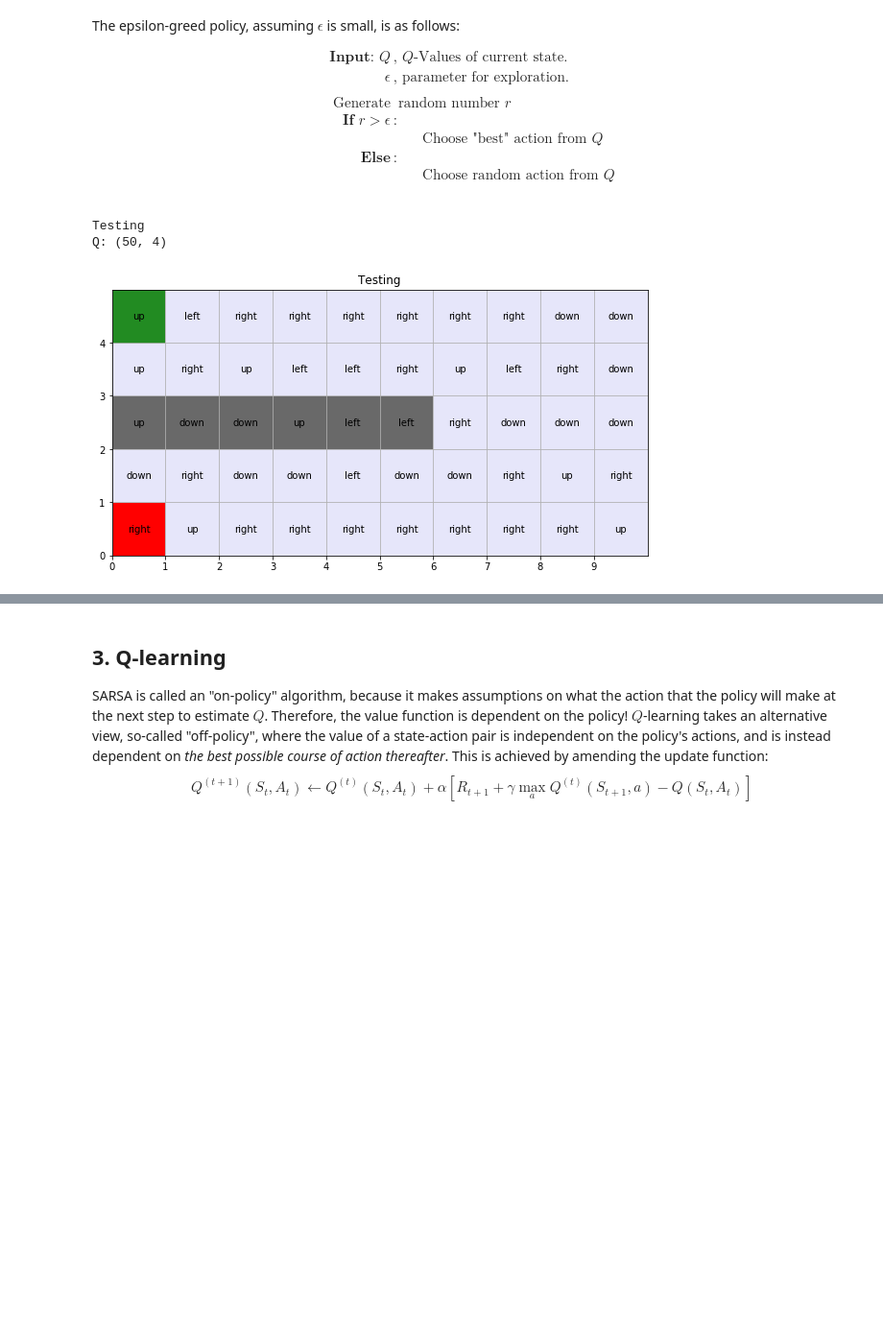
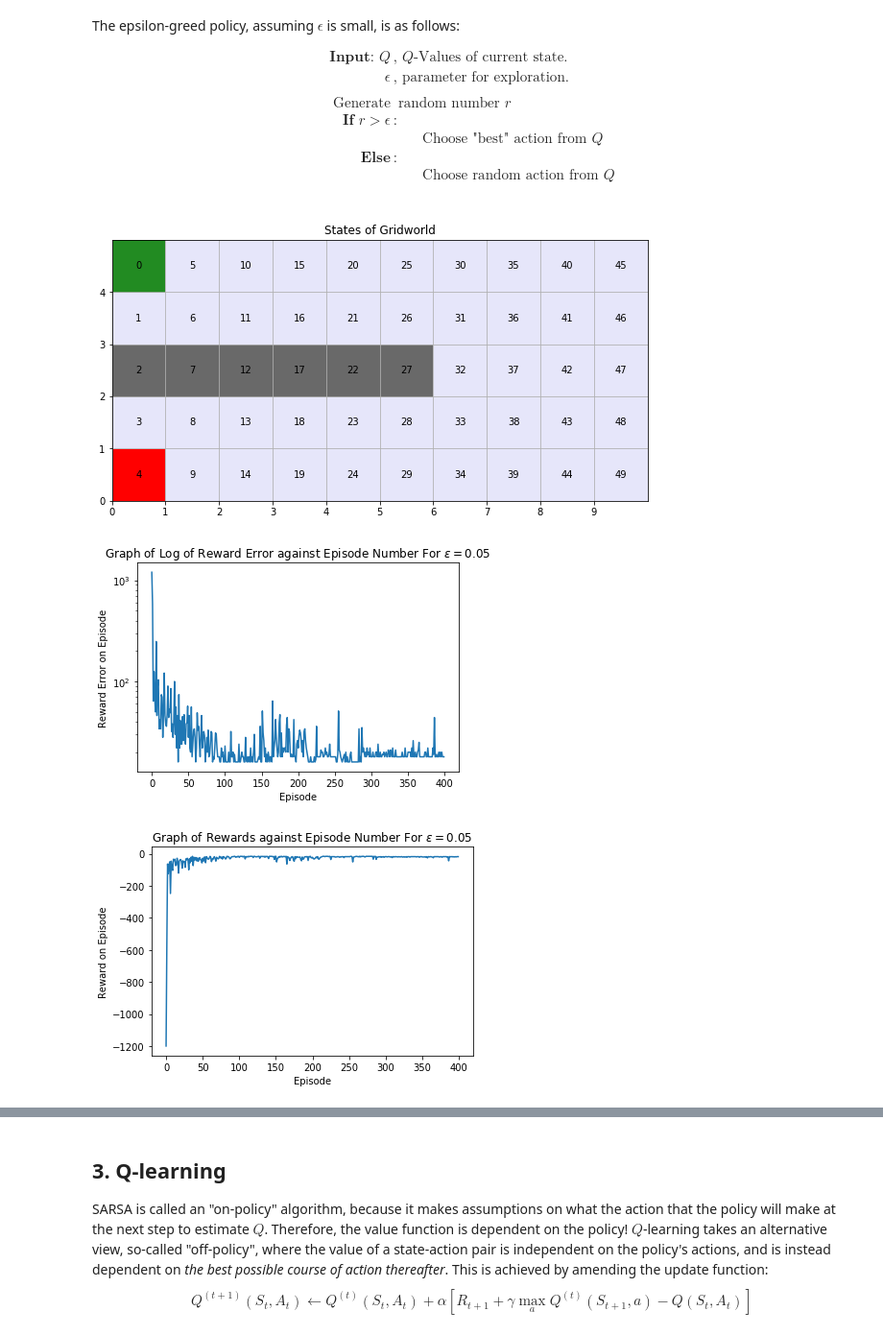
Before and after one commit to Super-SaiyanSandwich/ECMM422-CA4, a Jupyter notebook: ECMM422-CA4-RL-2020.ipynb, the cells around one changed output, grey strips where cells are left out. Shown at 96% size. Cells and saved outputs as stored; diff of their text form; code cells hidden in the pictures; blank space fills up the shorter version.

Commit message:
2 done!
3 Started!

```diff
--- a/ECMM422-CA4-RL-2020.ipynb
+++ b/ECMM422-CA4-RL-2020.ipynb
@@ -667,6 +718,7 @@ The epsilon-greed policy, assuming $\epsilon$ is small, is as follows:
 # %%
 import random
 from tqdm import tqdm
+
 
 def e_greedy(Q, epsilon, s):
     if np.random.rand() > epsilon:
@@ -676,52 +728,88 @@ def e_greedy(Q, epsilon, s):
 
 
 def initialise_Q(s, a):
-    return np.random.random((s,a))
+    return np.ones((s,a))
+    #return np.random.random((s,a))
     #return np.zeros((s,a))
 
 
-def SARSA(world, alpha = 0.8, epsilon = 0.15, episodes = 7500, steps = 1000):
+def SARSA(world, alpha = 0.4, epsilon = 0.05, episodes = 400, steps = 2500, verbose = True):
     num_states = len(world.states)
     num_actions = len(world.actions)
     Q = initialise_Q(num_states, num_actions)
-    print(f"Q: {Q.shape}")
     out = []
+    c = 0
 
-    for episode in tqdm(range(episodes)):
+    if verbose:
+        run = tqdm(range(episodes))
+    else:
+        run = range(episodes)
 
+    for episode in run:
         s = world.start
         a = e_greedy(Q, epsilon, s)
         t = 0
         reward = 0
         g = False
 
         while t < steps:
+
             ns, r =  world.state_action_state(s, a)[0]
+
+            ## Experimenting with restricting path
+            #while test:
+            #    ns, r =  world.state_action_state(s, a)[0]
+            #    if ns == s:
+            #        Q[s, a] += cliff_penalty
+            #        a = e_greedy(Q, epsilon, s)
+            #    else:
+            #        test = False
+
+            if ns in world.goal:
+                g = True
+
             reward += r
             na = e_greedy(Q, epsilon, ns)
 
-            if ns == world.goal:
-                g = true
 
             if g:
                 Q[s, a] += alpha * (r - Q[s, a])
-                print("REACHED GOAL!")
             else:
                 Q[s, a] += alpha * (r + (world.gamma * Q[ns, na]) - Q[s, a])
 
             s, a = ns, na
             t += 1
             if g:
-                out.append(reward)
+                out.append([episode, reward])
+                t += steps
 
+        if t < steps + 2:
+            out.append([episode, reward])
     return out, Q
 
 
-print("Testing")
-world3 = GridWorld(10, 5, gamma=0.9, start=[0,0], goal=[0,4], cliff=[[0,2], [1,2], [2,2], [3,2], [4,2], [5,2]],cliff_penalty=-2)
-o, q = SARSA(world3)
-world3.plot_Q_function(Q=q, title= "Testing")
+world3 = GridWorld(10, 5, gamma=0.9, start=[0,0], goal=[0,4], cliff=[[0,2], [1,2], [2,2], [3,2], [4,2], [5,2]],cliff_penalty=-8)
+world3.plot_states()
+
+epsilon = 0.05
+o, _ = SARSA(world3, epsilon = epsilon)
+o = np.array(o)
+
+plt.figure()
+plt.plot(o[:,0], -o[:,1])
+plt.xlabel("Episode")
+plt.ylabel("Reward Error on Episode")
+plt.yscale("log")
+plt.title(f"Graph of Log of Reward Error against Episode Number For $\epsilon = {epsilon}$")
+plt.show()
+
+plt.figure()
+plt.plot(o[:,0], o[:,1])
+plt.xlabel("Episode")
+plt.ylabel("Reward on Episode")
+plt.title(f"Graph of Rewards against Episode Number For $\epsilon = {epsilon}$")
+plt.show()
 # %% [output]
-Testing
-Q: (50, 4)
-[figure, old version]
+[figure, new version]
+[figure, added]
+[figure, added]
```
Also changed, not shown: parts of 16 cells of this notebook.
